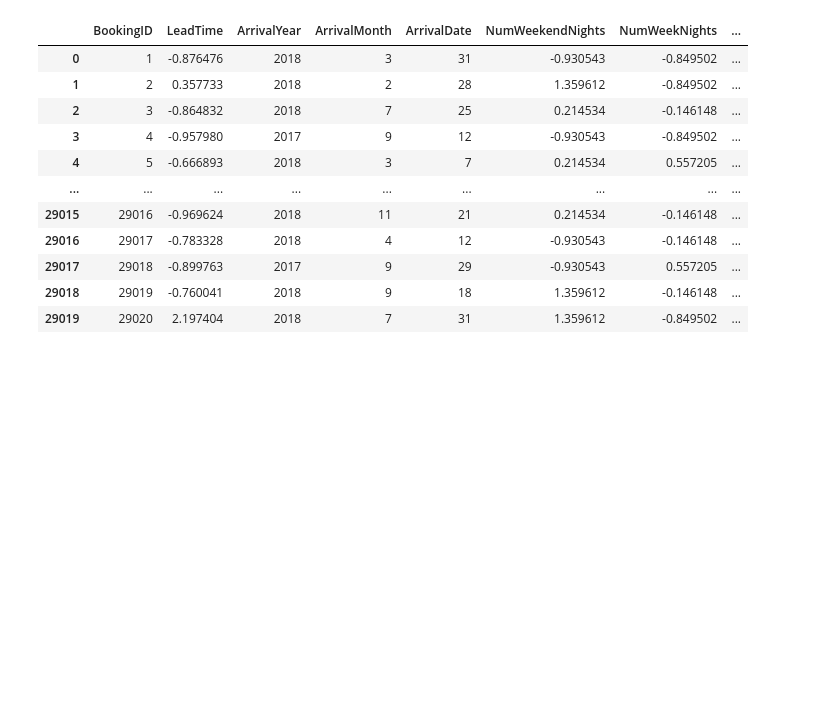
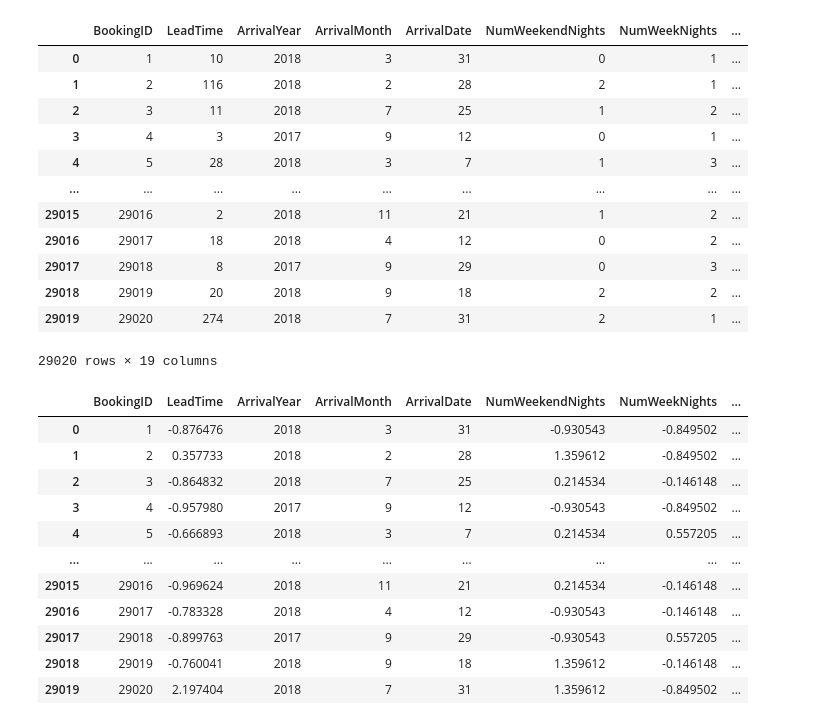
Before and after one commit to rachelchxn/dataquest, a Jupyter notebook: dataquest.ipynb, the cells around one changed output. Saved outputs shown, nothing was run; the diff lists cells and outputs as text; code cells hidden in the pictures; blank space fills up the shorter version.

```diff
--- a/dataquest.ipynb
+++ b/dataquest.ipynb
@@ -9,10 +11,7 @@ from sklearn.ensemble import RandomForestClassifier
 from sklearn.metrics import accuracy_score, precision_score, recall_score, f1_score, confusion_matrix
 # %%
 # Load the data from the CSV file
-# df = pd.read_csv('train_data_mod.csv')
-# df = pd.read_csv('Hotel_Reservations_mod.csv')
-# df = pd.read_csv('originalData/train_data.csv')
-# df = pd.read_csv('originalData/Hotel_Reservations.csv')
-df = pd.read_csv('originalData/train_data.csv')
 
-df2 = pd.read_csv('originalData/test_data.csv')
+df = pd.read_csv('data/train_data.csv')
+
+df2 = pd.read_csv('data/test_data.csv')
@@ -19,3 +37,21 @@ df2 = pd.read_csv('originalData/test_data.csv')
+# %%
+# preprocessing(df)
+# preprocessing(df2)
+df
+# %% [output]
+|  | BookingID | LeadTime | ArrivalYear | ArrivalMonth | ArrivalDate | NumWeekendNights | NumWeekNights | ... |
+| 0 | 1 | 10 | 2018 | 3 | 31 | 0 | 1 | ... |
+| 1 | 2 | 116 | 2018 | 2 | 28 | 2 | 1 | ... |
+| 2 | 3 | 11 | 2018 | 7 | 25 | 1 | 2 | ... |
+| 3 | 4 | 3 | 2017 | 9 | 12 | 0 | 1 | ... |
+| 4 | 5 | 28 | 2018 | 3 | 7 | 1 | 3 | ... |
+| ... | ... | ... | ... | ... | ... | ... | ... | ... |
+| 29015 | 29016 | 2 | 2018 | 11 | 21 | 1 | 2 | ... |
+| 29016 | 29017 | 18 | 2018 | 4 | 12 | 0 | 2 | ... |
+| 29017 | 29018 | 8 | 2017 | 9 | 29 | 0 | 3 | ... |
+| 29018 | 29019 | 20 | 2018 | 9 | 18 | 2 | 2 | ... |
+| 29019 | 29020 | 274 | 2018 | 7 | 31 | 2 | 1 | ... |
+29020 rows × 19 columns
 # %%
 # Scale the numerical variables
 scaler = StandardScaler()
```
Also changed, not shown: parts of 13 cells of this notebook, 14 other files.
